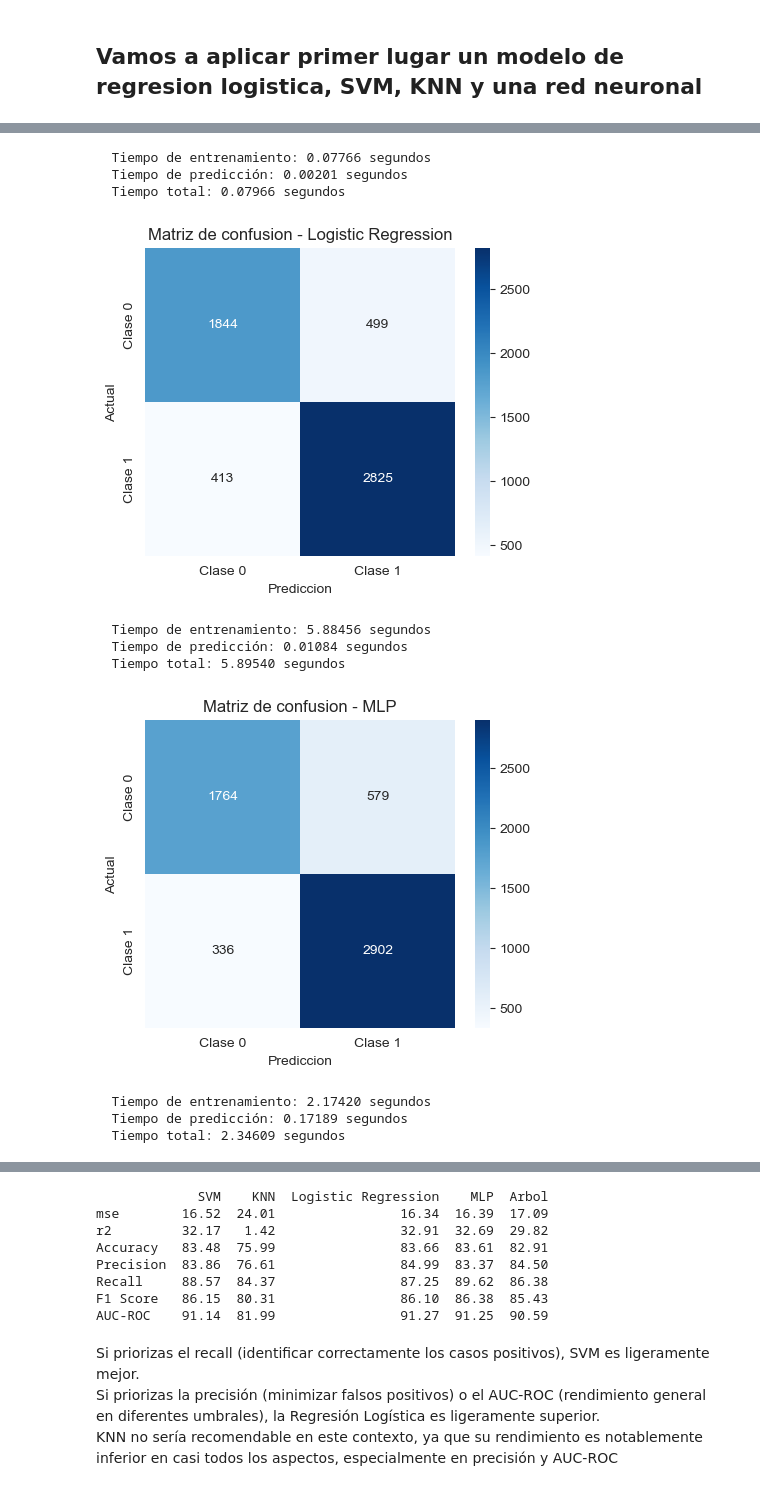
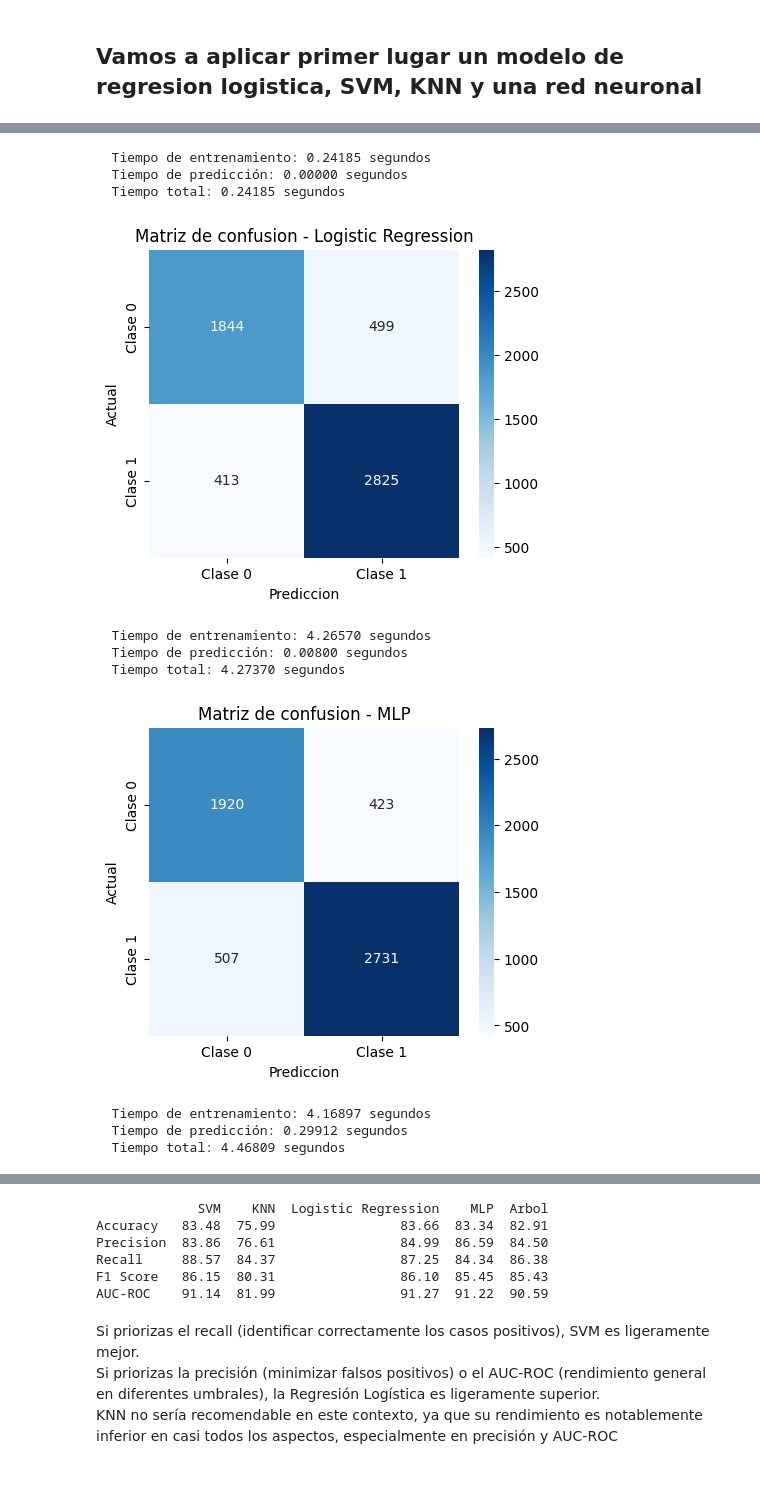
Before and after one commit to marcosgcr3/AA, a Jupyter notebook: Proyecto Final/ProyectoFinal.ipynb, the cells around one changed output, grey strips where cells are left out. Saved outputs shown, nothing was run; the diff lists cells and outputs as text; code cells hidden in the pictures.

```diff
--- a/Proyecto Final/ProyectoFinal.ipynb
+++ b/Proyecto Final/ProyectoFinal.ipynb
@@ -253,7 +253,7 @@ import time
 from sklearn.ensemble import RandomForestClassifier
 from sklearn.neighbors import KNeighborsClassifier
 from sklearn.svm import SVC
-from lime import lime_tabular
+
 import numpy as np
 from sklearn.model_selection import GridSearchCV, KFold, cross_val_score
 from sklearn.metrics import classification_report, confusion_matrix, roc_curve, auc, precision_score, f1_score, \
@@ -267,8 +267,8 @@ models = {
 
     "SVM": SVC(probability=True),
     "KNN": KNeighborsClassifier(),
-     "Logistic Regression": LogisticRegression(),
-    "MLP": MLPClassifier(hidden_layer_sizes=(10,10,10), activation='tanh', max_iter=500, random_state=42),
+    "Logistic Regression": LogisticRegression(max_iter=1000),
+    "MLP": MLPClassifier(hidden_layer_sizes=(10,10,10), activation='relu', max_iter=800, random_state=42),
     "Arbol": RandomForestClassifier(n_estimators=100, random_state=42)
 }
 results = {}
@@ -291,8 +291,7 @@ for name, model in models.items():
 
 
     total_times[name] = total_time
-    mse = mean_squared_error(y_test, y_pred)
-    r2 = r2_score(y_test, y_pred)
+
     accuracy = accuracy_score(y_test, y_pred)
     precision = precision_score(y_test, y_pred)
     recall = recall_score(y_test, y_pred)
@@ -300,7 +299,7 @@ for name, model in models.items():
     auc_roc = roc_auc_score(y_test, y_proba)
 
 
-    results[name] = [mse, r2, accuracy, precision, recall, f1, auc_roc]
+    results[name] = [ accuracy, precision, recall, f1, auc_roc]
     # Imprimimos tiempos
     print(f"  Tiempo de entrenamiento: {training_time:.5f} segundos")
     print(f"  Tiempo de predicción: {prediction_time:.5f} segundos")
@@ -318,7 +317,7 @@ for name, model in models.items():
 
 
 
-df_results = pd.DataFrame(results, index=["mse","r2","Accuracy", "Precision", "Recall", "F1 Score", "AUC-ROC"])
+df_results = pd.DataFrame(results, index=["Accuracy", "Precision", "Recall", "F1 Score", "AUC-ROC"])
 df_percentage = df_results.round(4).mul(100)
 print(df_percentage)
 # %% [output]
@@ -333,11 +332,11 @@ print(df_percentage)
-  Tiempo de entrenamiento: 0.07766 segundos
-  Tiempo de predicción: 0.00201 segundos
-  Tiempo total: 0.07966 segundos
+  Tiempo de entrenamiento: 0.24185 segundos
+  Tiempo de predicción: 0.00000 segundos
+  Tiempo total: 0.24185 segundos
-[figure, old version]
+[figure, new version]
-  Tiempo de entrenamiento: 5.88456 segundos
-  Tiempo de predicción: 0.01084 segundos
-  Tiempo total: 5.89540 segundos
+  Tiempo de entrenamiento: 4.26570 segundos
+  Tiempo de predicción: 0.00800 segundos
+  Tiempo total: 4.27370 segundos
-[figure, old version]
+[figure, new version]
-  Tiempo de entrenamiento: 2.17420 segundos
-  Tiempo de predicción: 0.17189 segundos
-  Tiempo total: 2.34609 segundos
+  Tiempo de entrenamiento: 4.16897 segundos
+  Tiempo de predicción: 0.29912 segundos
+  Tiempo total: 4.46809 segundos
@@ -345,11 +344,9 @@ print(df_percentage)
              SVM    KNN  Logistic Regression    MLP  Arbol
-mse        16.52  24.01                16.34  16.39  17.09
-r2         32.17   1.42                32.91  32.69  29.82
-Accuracy   83.48  75.99                83.66  83.61  82.91
-Precision  83.86  76.61                84.99  83.37  84.50
-Recall     88.57  84.37                87.25  89.62  86.38
-F1 Score   86.15  80.31                86.10  86.38  85.43
-AUC-ROC    91.14  81.99                91.27  91.25  90.59
+Accuracy   83.48  75.99                83.66  83.34  82.91
+Precision  83.86  76.61                84.99  86.59  84.50
+Recall     88.57  84.37                87.25  84.34  86.38
+F1 Score   86.15  80.31                86.10  85.45  85.43
+AUC-ROC    91.14  81.99                91.27  91.22  90.59
 # %% [markdown]
 Si priorizas el recall (identificar correctamente los casos positivos), SVM es ligeramente mejor.<br>
 Si priorizas la precisión (minimizar falsos positivos) o el AUC-ROC (rendimiento general en diferentes umbrales), la Regresión Logística es ligeramente superior.<br>
```
Also changed, not shown: parts of 25 cells of this notebook.
